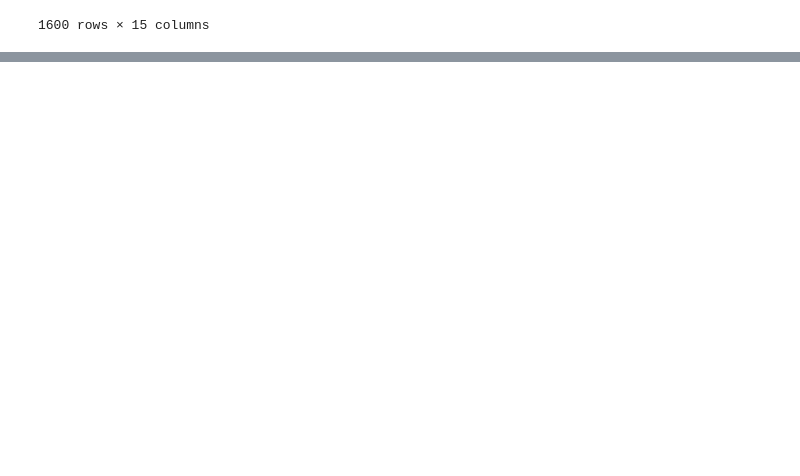
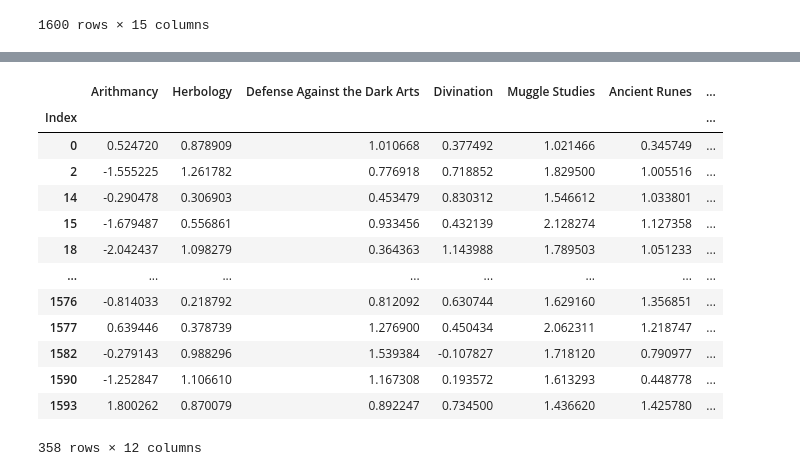
Before and after one commit to mbocquel/dslr, a Jupyter notebook: goinfre/logreg_train.ipynb, the cells around one changed output, grey strips where cells are left out. Saved outputs shown, nothing was run; the diff lists cells and outputs as text; code cells hidden in the pictures; blank space fills up the shorter version.

```diff
--- a/goinfre/logreg_train.ipynb
+++ b/goinfre/logreg_train.ipynb
@@ -122,0 +262,2 @@ df_Ravenclaw.drop("Astronomy", axis=1, inplace=True)
+# %%
+y = df_RavenclawN.iloc[:, len(df_RavenclawN.columns)-1:]
@@ -122,0 +289,41 @@ df_Ravenclaw.drop("Astronomy", axis=1, inplace=True)
+# %%
+rav = X.loc[y.loc[:,"Test Ravenclaw"] == True, :]
+# plt.plot(X.iloc[:,2], X.loc[:,1], 'o',  label="Ravenclaw", color="b")
+# plt.plot(Hufflepuff.loc[:,sujet], Hufflepuff.loc[:,col_names[i]], 'o',  label="Hufflepuff", color="y")
+# plt.plot(Slytherin.loc[:,sujet], Slytherin.loc[:,col_names[i]], 'o',  label="Slytherin", color="g")
+# plt.plot(Gryffindor.loc[:,sujet], Gryffindor.loc[:,col_names[i]], 'o',  label="Gryffindor", color="r")
+
+# def scatter(sujet, nb_col_graph):
+#     nb_lignes_graph = int((len(col_names)- 1)/nb_col_graph) + 1
+#     plt.figure(figsize=(nb_col_graph * 7, nb_lignes_graph * 7))
+#     j = 0
+#     for i in range(len(col_names)):
+#         if (col_names[i] != sujet):
+#             plt.subplot(nb_lignes_graph, nb_col_graph, j + 1)
+#             plt.title(sujet + " Vs " + col_names[i])
+#             plt.plot(Ravenclaw.loc[:,sujet], Ravenclaw.loc[:,col_names[i]], 'o',  label="Ravenclaw", color="b")
+#             plt.plot(Hufflepuff.loc[:,sujet], Hufflepuff.loc[:,col_names[i]], 'o',  label="Hufflepuff", color="y")
+#             plt.plot(Slytherin.loc[:,sujet], Slytherin.loc[:,col_names[i]], 'o',  label="Slytherin", color="g")
+#             plt.plot(Gryffindor.loc[:,sujet], Gryffindor.loc[:,col_names[i]], 'o',  label="Gryffindor", color="r")
+#             plt.xlabel(sujet)
+#             plt.ylabel(col_names[i])
+#             plt.legend()
+#             j += 1
+#     plt.show()
+# %%
+rav
+# %% [output]
+|  | Arithmancy | Herbology | Defense Against the Dark Arts | Divination | Muggle Studies | Ancient Runes | ... |
+| Index |  |  |  |  |  |  | ... |
+| 0 | 0.524720 | 0.878909 | 1.010668 | 0.377492 | 1.021466 | 0.345749 | ... |
+| 2 | -1.555225 | 1.261782 | 0.776918 | 0.718852 | 1.829500 | 1.005516 | ... |
+| 14 | -0.290478 | 0.306903 | 0.453479 | 0.830312 | 1.546612 | 1.033801 | ... |
+| 15 | -1.679487 | 0.556861 | 0.933456 | 0.432139 | 2.128274 | 1.127358 | ... |
+| 18 | -2.042437 | 1.098279 | 0.364363 | 1.143988 | 1.789503 | 1.051233 | ... |
+| ... | ... | ... | ... | ... | ... | ... | ... |
+| 1576 | -0.814033 | 0.218792 | 0.812092 | 0.630744 | 1.629160 | 1.356851 | ... |
+| 1577 | 0.639446 | 0.378739 | 1.276900 | 0.450434 | 2.062311 | 1.218747 | ... |
+| 1582 | -0.279143 | 0.988296 | 1.539384 | -0.107827 | 1.718120 | 0.790977 | ... |
+| 1590 | -1.252847 | 1.106610 | 1.167308 | 0.193572 | 1.613293 | 0.448778 | ... |
+| 1593 | 1.800262 | 0.870079 | 0.892247 | 0.734500 | 1.436620 | 1.425780 | ... |
+358 rows × 12 columns
```
Also changed, not shown: parts of 18 cells of this notebook.
